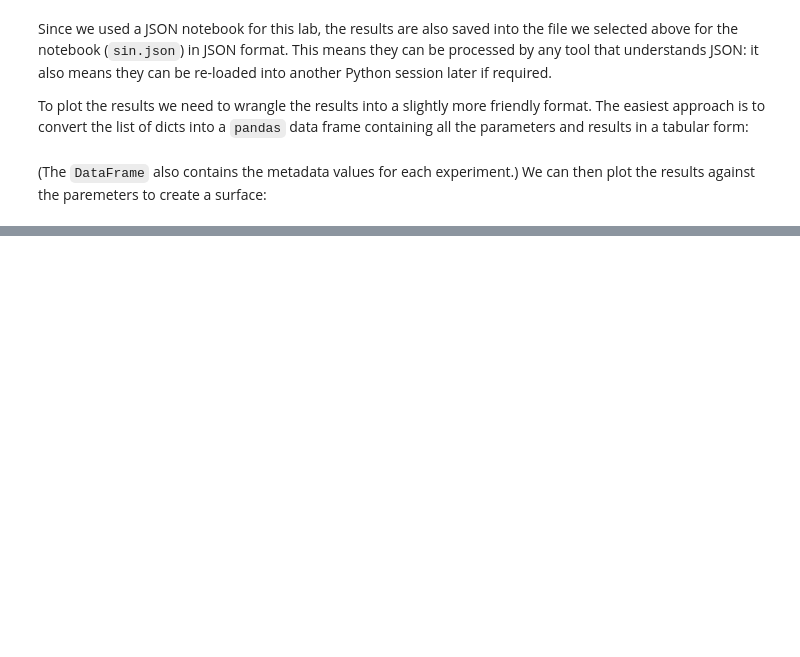
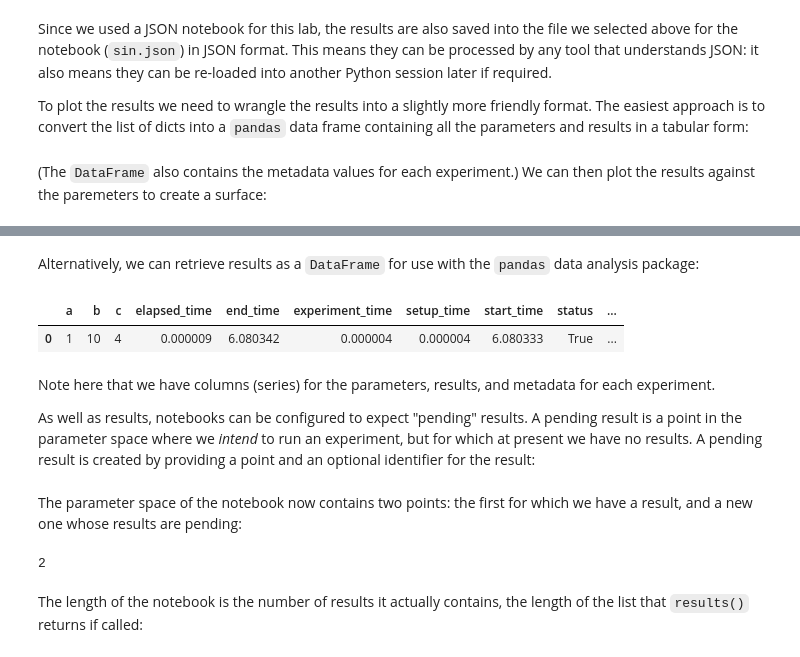
Before and after one commit to simoninireland/epyc, a Jupyter notebook: doc/epyc.ipynb, the cells around one changed output, grey strips where cells are left out. Saved outputs shown, nothing was run; the diff lists cells and outputs as text; code cells hidden in the pictures; blank space fills up the shorter version.

Commit message:
Added sections on JSON notebooks and cluster labs

```diff
--- a/doc/epyc.ipynb
+++ b/doc/epyc.ipynb
@@ -121,0 +130,10 @@ plt.show()
+# %%
+class SumExperiment(epyc.Experiment):
+    '''A simple experiment that sums its parameters.'''
+
+    def do( self, params ):
+        '''Sum the parameters and store the resulting sum as total.'''
+        t = 0
+        for p in params.keys():
+            t = t + params[p]
+        return dict(total = t)
@@ -121,0 +144,3 @@ plt.show()
+# %%
+e = SumExperiment()
+e.runExperiment(dict(a = 1, b = 10, c = 4))
@@ -121,0 +185,2 @@ plt.show()
+# %%
+notebook = epyc.LabNotebook(description = "A simple notebook for demonstration purposes")
@@ -121,0 +197,2 @@ plt.show()
+# %%
+notebook.addResult(e.results())
@@ -121,0 +213,11 @@ plt.show()
+# %% [markdown]
+Alternatively, we can retrieve results as a `DataFrame` for use with the `pandas` data analysis package:
+# %%
+notebook.dataframe()
+# %% [output]
+|  | a | b | c | elapsed_time | end_time | experiment_time | setup_time | start_time | status | ... |
+| 0 | 1 | 10 | 4 | 0.000009 | 6.080342 | 0.000004 | 0.000004 | 6.080333 | True | ... |
+# %% [markdown]
+Note here that we have columns (series) for the parameters, results, and metadata for each experiment.
+
+As well as results, notebooks can be configured to expect "pending" results. A pending result is a point in the parameter space where we *intend* to run an experiment, but for which at present we have no results. A pending result is created by providing a point and an optional identifier for the result:
@@ -121,0 +227,8 @@ plt.show()
+# %% [markdown]
+The parameter space of the notebook now contains two points: the first for which we have a result, and a new one whose results are pending:
+# %%
+notebook.parameterSpaceSize()
+# %% [output]
+2
+# %% [markdown]
+The length of the notebook is the number of results it actually contains, the length of the list that `results()` returns if called:
```
Also changed, not shown: parts of 62 cells of this notebook.
